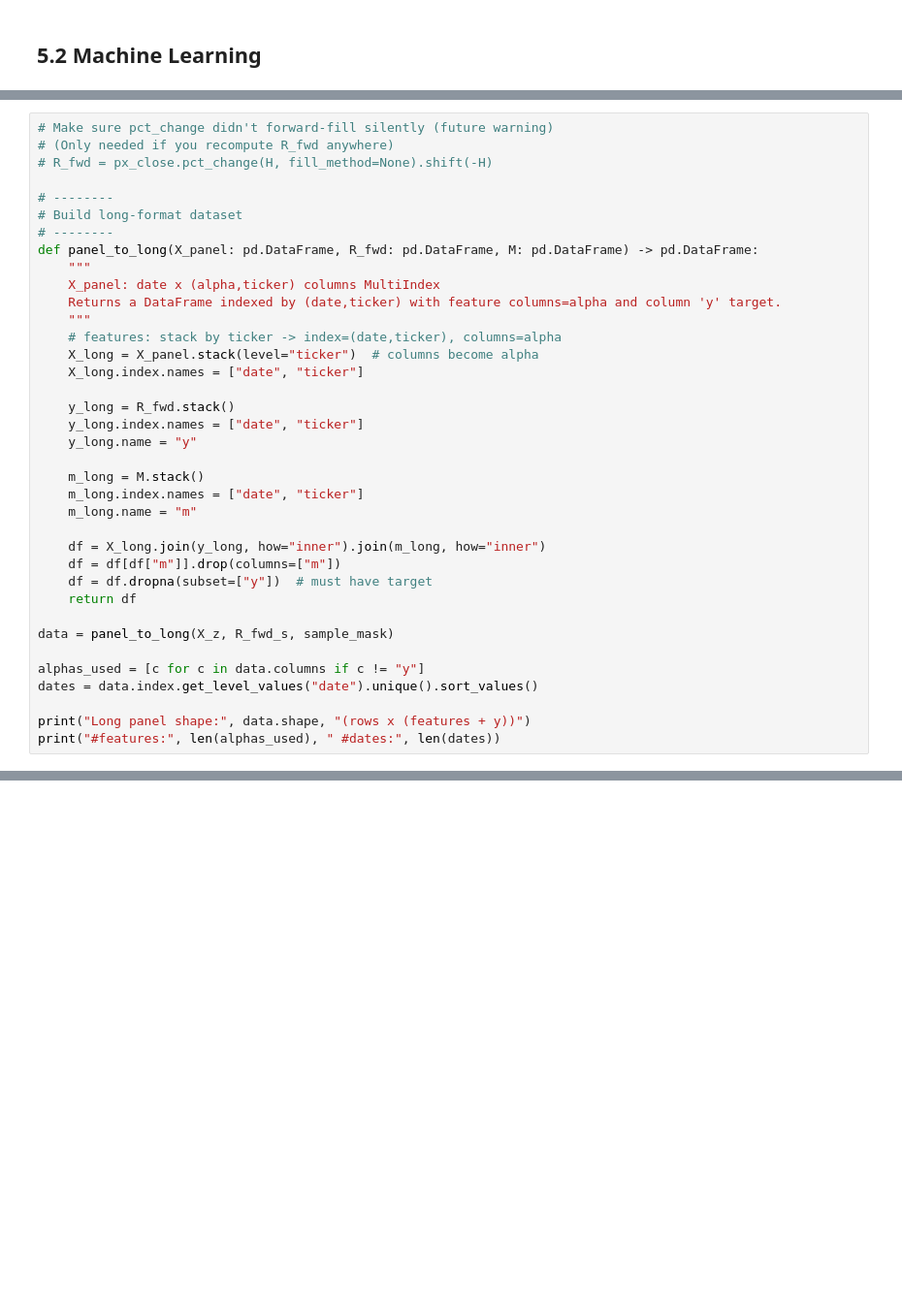
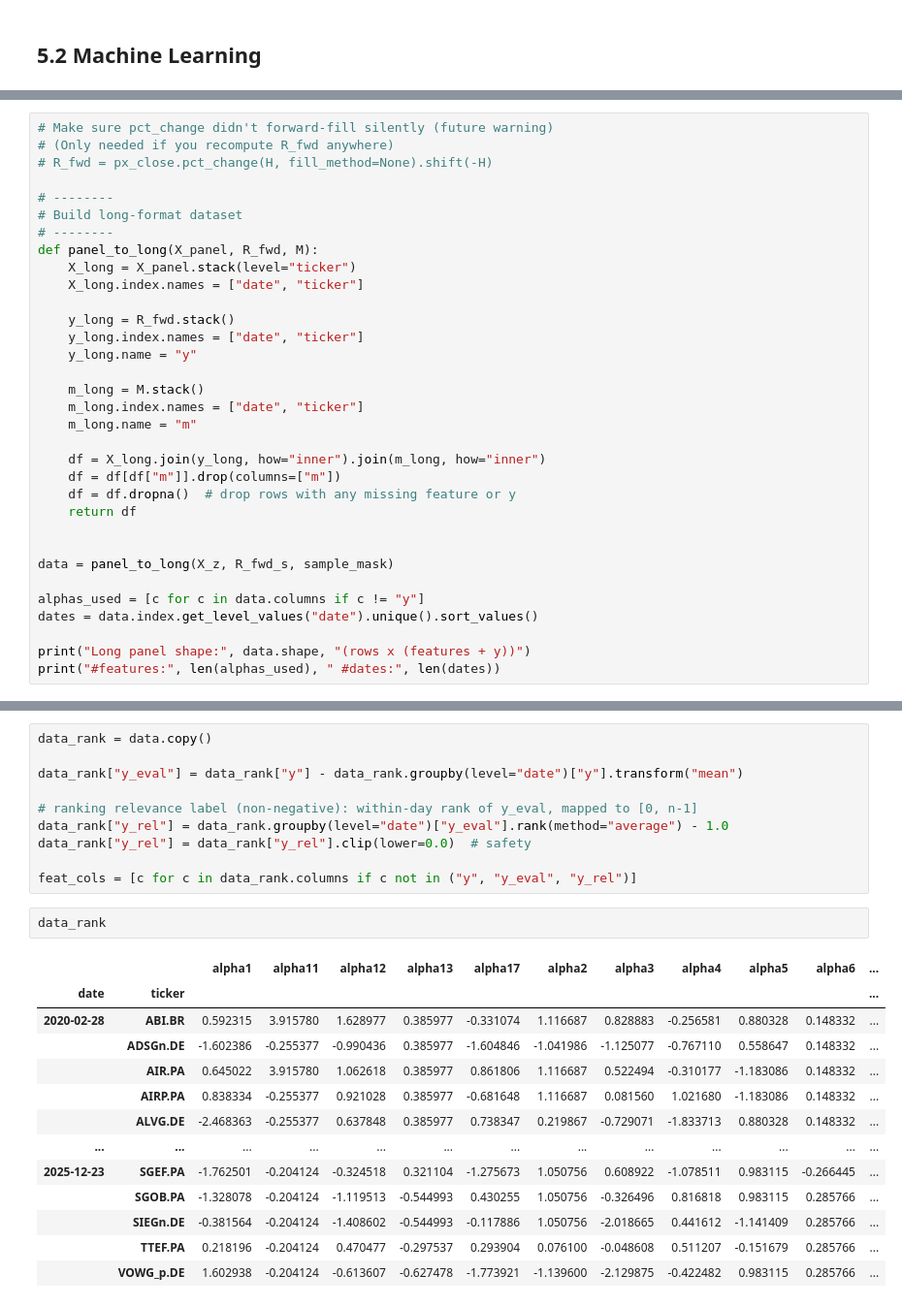
Before and after one commit to Yzc20060417/Multi-Factor-Equities-Investing, a Jupyter notebook: notebooks/Factor Combination.ipynb, the cells around one changed output, grey strips where cells are left out. Shown at 97% size. Saved outputs shown, nothing was run; the diff lists cells and outputs as text; blank space fills up the shorter version.

```diff
--- a/notebooks/Factor Combination.ipynb
+++ b/notebooks/Factor Combination.ipynb
@@ -434,13 +436,8 @@ dtype: float64
 # --------
 # Build long-format dataset
 # --------
-def panel_to_long(X_panel: pd.DataFrame, R_fwd: pd.DataFrame, M: pd.DataFrame) -> pd.DataFrame:
-    """
-    X_panel: date x (alpha,ticker) columns MultiIndex
-    Returns a DataFrame indexed by (date,ticker) with feature columns=alpha and column 'y' target.
-    """
-    # features: stack by ticker -> index=(date,ticker), columns=alpha
-    X_long = X_panel.stack(level="ticker")  # columns become alpha
+def panel_to_long(X_panel, R_fwd, M):
+    X_long = X_panel.stack(level="ticker")
     X_long.index.names = ["date", "ticker"]
 
     y_long = R_fwd.stack()
@@ -453,8 +450,9 @@ def panel_to_long(X_panel: pd.DataFrame, R_fwd: pd.DataFrame, M: pd.DataFrame) -
 
     df = X_long.join(y_long, how="inner").join(m_long, how="inner")
     df = df[df["m"]].drop(columns=["m"])
-    df = df.dropna(subset=["y"])  # must have target
+    df = df.dropna()  # drop rows with any missing feature or y
     return df
+
 
 data = panel_to_long(X_z, R_fwd_s, sample_mask)
 
@@ -527,0 +530,26 @@ models: Dict[str, Callable[[], object]] = {
+# %%
+data_rank = data.copy()
+
+data_rank["y_eval"] = data_rank["y"] - data_rank.groupby(level="date")["y"].transform("mean")
+
+# ranking relevance label (non-negative): within-day rank of y_eval, mapped to [0, n-1]
+data_rank["y_rel"] = data_rank.groupby(level="date")["y_eval"].rank(method="average") - 1.0
+data_rank["y_rel"] = data_rank["y_rel"].clip(lower=0.0)  # safety
+
+feat_cols = [c for c in data_rank.columns if c not in ("y", "y_eval", "y_rel")]
+# %%
+data_rank
+# %% [output]
+|  |  | alpha1 | alpha11 | alpha12 | alpha13 | alpha17 | alpha2 | alpha3 | alpha4 | alpha5 | alpha6 | ... |
+| date | ticker |  |  |  |  |  |  |  |  |  |  | ... |
+| 2020-02-28 | ABI.BR | 0.592315 | 3.915780 | 1.628977 | 0.385977 | -0.331074 | 1.116687 | 0.828883 | -0.256581 | 0.880328 | 0.148332 | ... |
+|  | ADSGn.DE | -1.602386 | -0.255377 | -0.990436 | 0.385977 | -1.604846 | -1.041986 | -1.125077 | -0.767110 | 0.558647 | 0.148332 | ... |
+|  | AIR.PA | 0.645022 | 3.915780 | 1.062618 | 0.385977 | 0.861806 | 1.116687 | 0.522494 | -0.310177 | -1.183086 | 0.148332 | ... |
+|  | AIRP.PA | 0.838334 | -0.255377 | 0.921028 | 0.385977 | -0.681648 | 1.116687 | 0.081560 | 1.021680 | -1.183086 | 0.148332 | ... |
+|  | ALVG.DE | -2.468363 | -0.255377 | 0.637848 | 0.385977 | 0.738347 | 0.219867 | -0.729071 | -1.833713 | 0.880328 | 0.148332 | ... |
+| ... | ... | ... | ... | ... | ... | ... | ... | ... | ... | ... | ... | ... |
+| 2025-12-23 | SGEF.PA | -1.762501 | -0.204124 | -0.324518 | 0.321104 | -1.275673 | 1.050756 | 0.608922 | -1.078511 | 0.983115 | -0.266445 | ... |
+|  | SGOB.PA | -1.328078 | -0.204124 | -1.119513 | -0.544993 | 0.430255 | 1.050756 | -0.326496 | 0.816818 | 0.983115 | 0.285766 | ... |
+|  | SIEGn.DE | -0.381564 | -0.204124 | -1.408602 | -0.544993 | -0.117886 | 1.050756 | -2.018665 | 0.441612 | -1.141409 | 0.285766 | ... |
+|  | TTEF.PA | 0.218196 | -0.204124 | 0.470477 | -0.297537 | 0.293904 | 0.076100 | -0.048608 | 0.511207 | -0.151679 | 0.285766 | ... |
+|  | VOWG_p.DE | 1.602938 | -0.204124 | -0.613607 | -0.627478 | -1.773921 | -1.139600 | -2.129875 | -0.422482 | 0.983115 | 0.285766 | ... |
```
Also changed, not shown: parts of 22 cells of this notebook, 4 other files.
